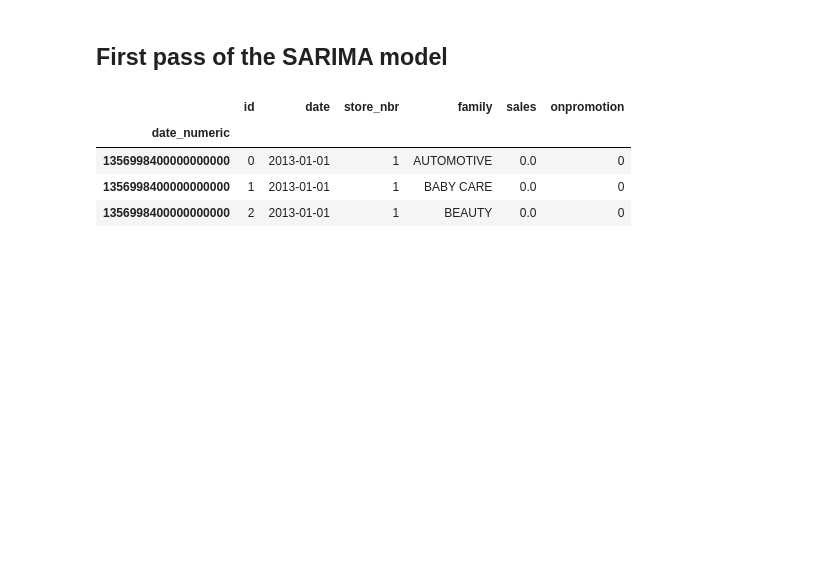
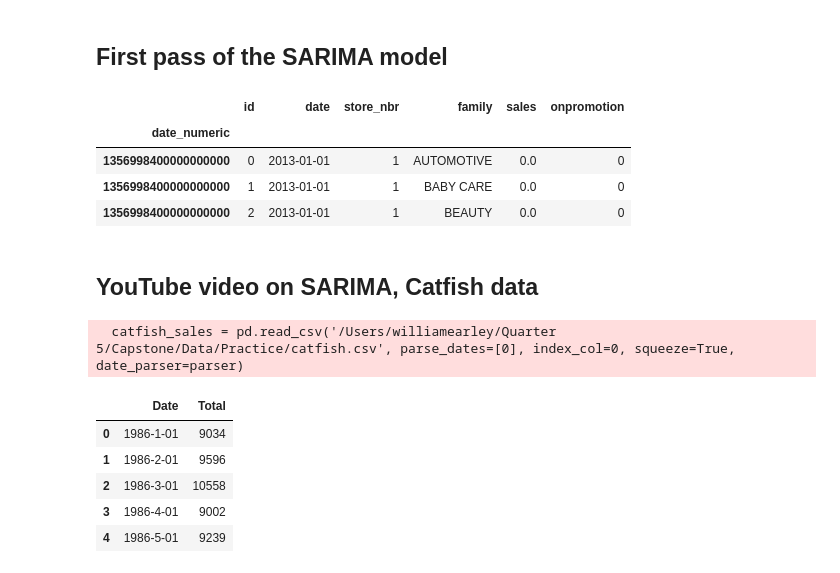
Before and after one commit to coryleroy1/Store-Sales, a Jupyter notebook: code/01_data_exploration_WE.ipynb, the cells around one changed output. Cells and saved outputs as stored; diff of their text form; code cells hidden in the pictures; blank space fills up the shorter version.

```diff
--- a/code/01_data_exploration_WE.ipynb
+++ b/code/01_data_exploration_WE.ipynb
@@ -152,3 +152,5 @@ df_train.head(3)
 y = df_train['sales'].values
 # %%
 model = auto_arima(y, m = 7)
+# %% [markdown]
+## YouTube video on SARIMA, Catfish data
@@ -154,0 +168,5 @@ model = auto_arima(y, m = 7)
+# %%
+#read data
+catfish_sales = pd.read_csv('/Users/williamearley/Quarter 5/Capstone/Data/Practice/catfish.csv', parse_dates=[0], index_col=0, squeeze=True, date_parser=parser)
+# %% [output]
+  catfish_sales = pd.read_csv('/Users/williamearley/Quarter 5/Capstone/Data/Practice/catfish.csv', parse_dates=[0], index_col=0, squeeze=True, date_parser=parser)
@@ -154,0 +176,9 @@ model = auto_arima(y, m = 7)
+# %%
+catfish_sales.head(5)
+# %% [output]
+|  | Date | Total |
+| 0 | 1986-1-01 | 9034 |
+| 1 | 1986-2-01 | 9596 |
+| 2 | 1986-3-01 | 10558 |
+| 3 | 1986-4-01 | 9002 |
+| 4 | 1986-5-01 | 9239 |
```
Also changed, not shown: parts of 11 cells of this notebook.
